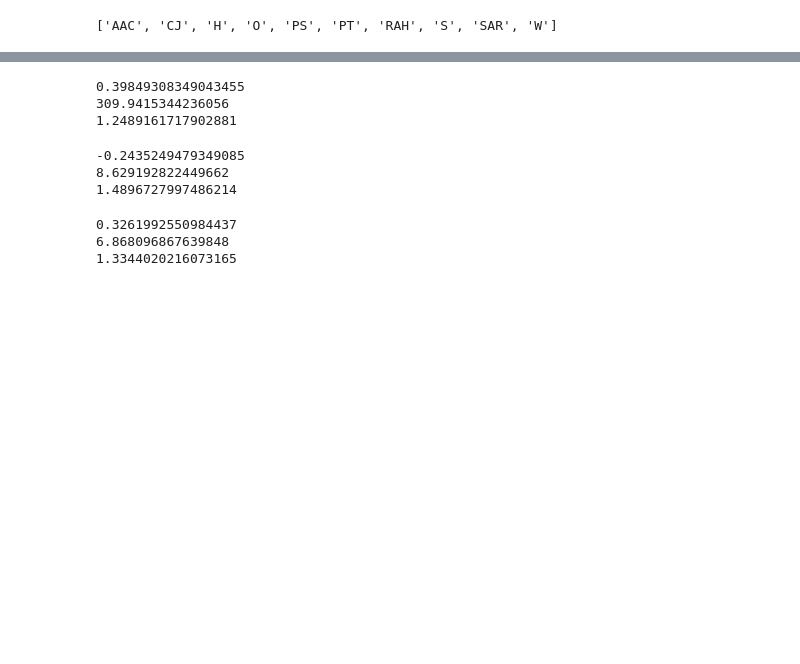
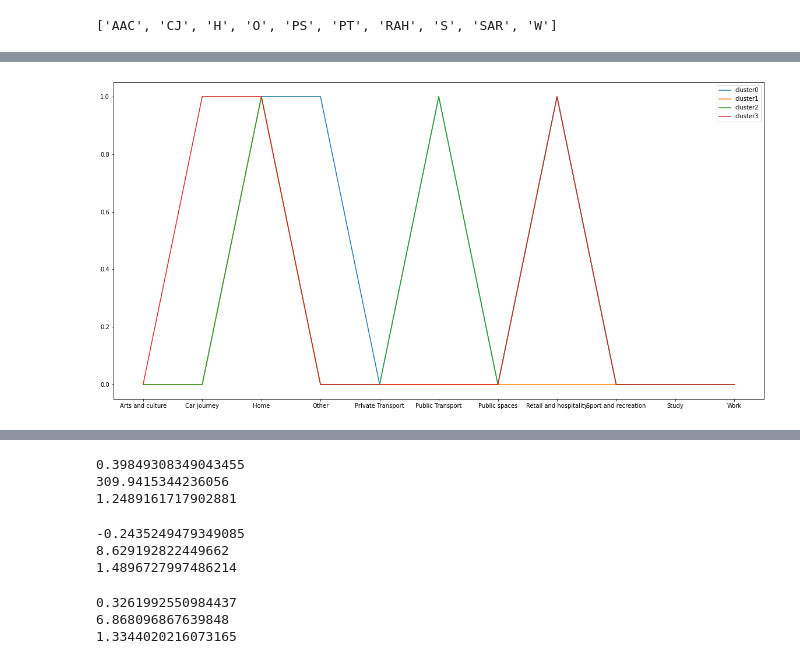
Before and after one commit to liyi19950329/Research-Project, a Jupyter notebook: Code/clusterNumberOfLocations.ipynb, the cells around one changed output, grey strips where cells are left out. Drawn from its saved outputs; the diff is of its cells as text; code cells hidden in the pictures; blank space fills up the shorter version.

```diff
--- a/Code/clusterNumberOfLocations.ipynb
+++ b/Code/clusterNumberOfLocations.ipynb
@@ -312,3 +383,7 @@ print(kmeans_model.cluster_centers_)
+# %%
+virtualizeClusterPlo(np.round(kmeans_model.cluster_centers_, 0))
+# %% [output]
+[figure, added]
 # %%
 ####### evaluation ###########
 from sklearn import metrics
```
Also changed, not shown: parts of 10 cells of this notebook, 35 other files.
